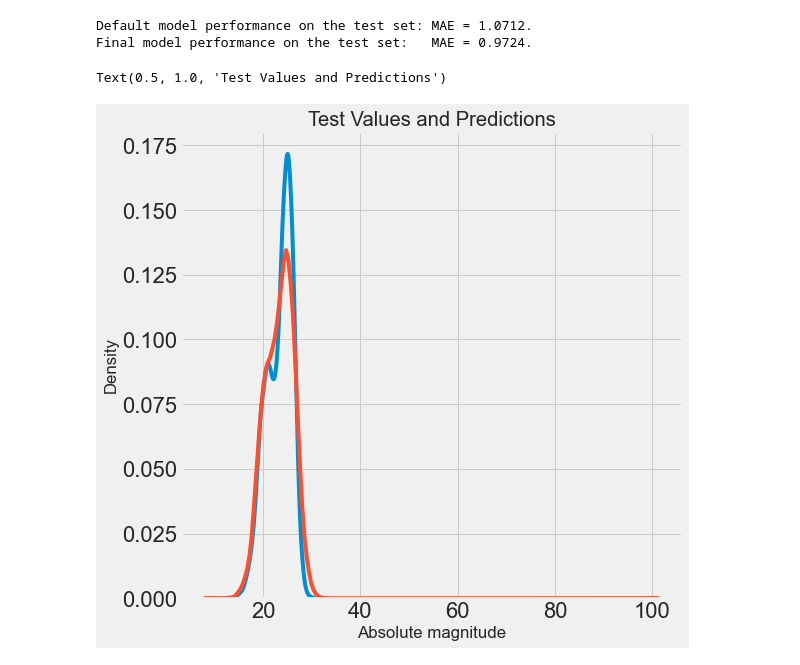
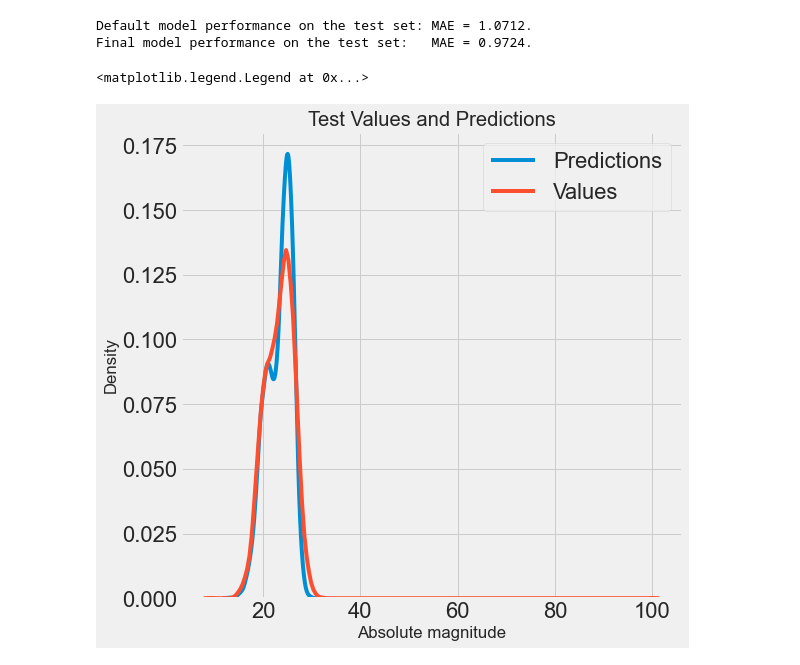
Before and after one commit to Espenario/--------, a Jupyter notebook: asteroid_classification.ipynb, the cells around one changed output. Cells and saved outputs as stored; diff of their text form; code cells hidden in the pictures.

```diff
--- a/asteroid_classification.ipynb
+++ b/asteroid_classification.ipynb
@@ -322,14 +324,15 @@ Final model performance on the test set:   MAE = 0.9724.
 # %%
 figsize(8, 8)
 
 # Density plot of the final predictions and the test values
 sns.kdeplot(final_pred, label = 'Predictions')
 sns.kdeplot(y_test, label = 'Values')
 
 # Label the plot
 plt.xlabel('Absolute magnitude')
 plt.ylabel('Density')
 plt.title('Test Values and Predictions')
+plt.legend()
 # %% [output]
-Text(0.5, 1.0, 'Test Values and Predictions')
+<matplotlib.legend.Legend at 0x...>
-[figure, old version]
+[figure, new version]
```
Also changed, not shown: parts of 1 cell of this notebook, 3 other files.
